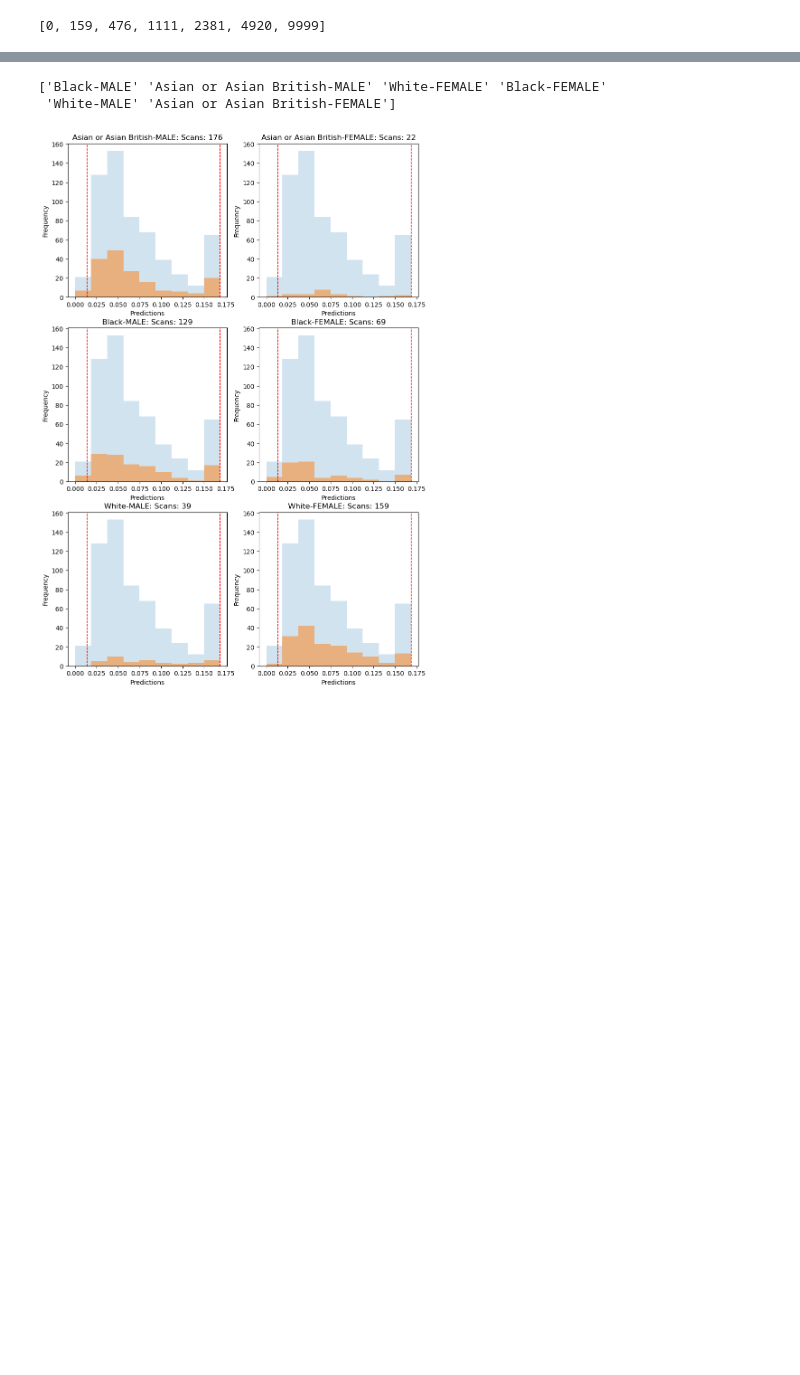
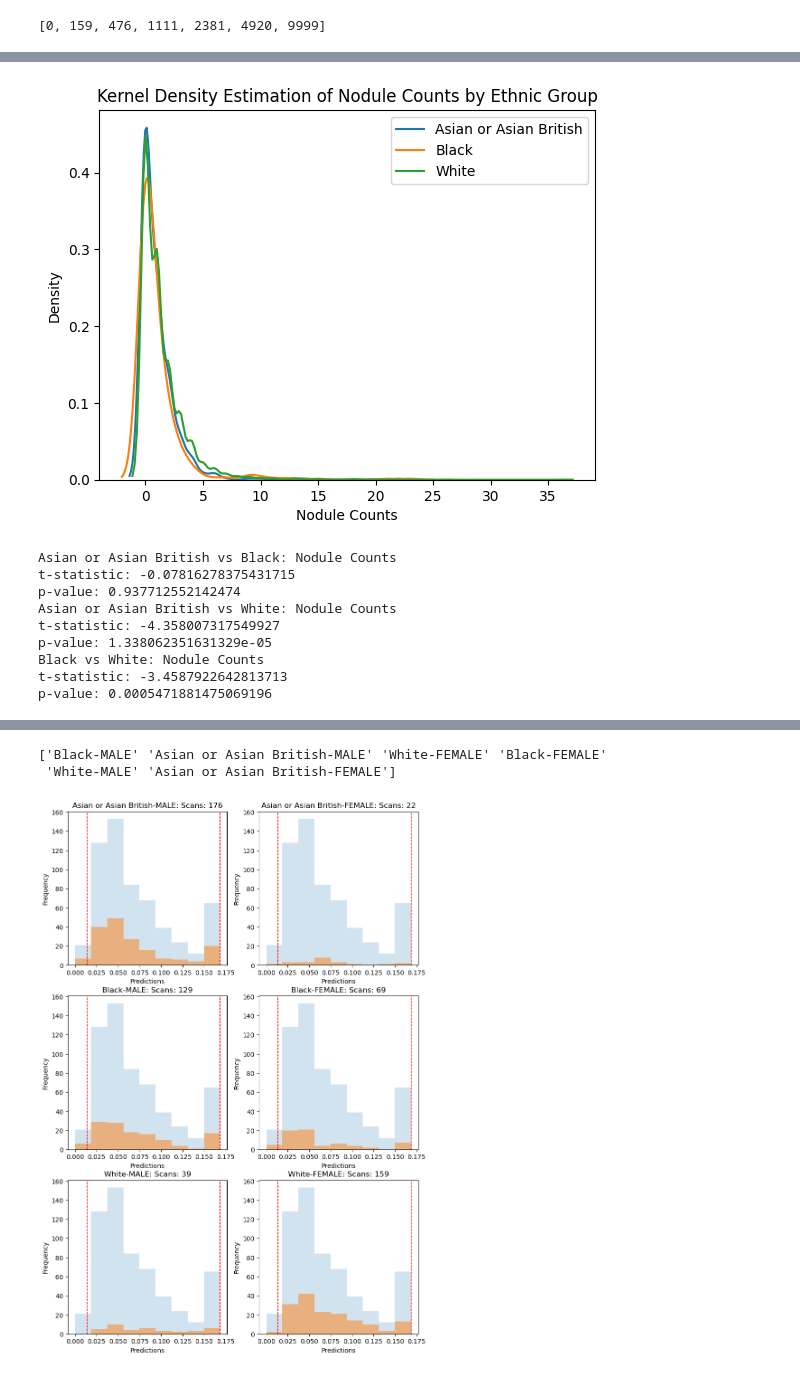
Before and after one commit to johnmccabe44/fairness-in-nodule-detection, a Jupyter notebook: workflows/prototype.ipynb, the cells around one changed output, grey strips where cells are left out. Drawn from its saved outputs; the diff is of its cells as text; code cells hidden in the pictures; blank space fills up the shorter version.

```diff
--- a/workflows/prototype.ipynb
+++ b/workflows/prototype.ipynb
@@ -256,0 +256,50 @@ Name: count, dtype: int64
+# %%
+import matplotlib.pyplot as plt
+import seaborn as sns
+from scipy.stats import ttest_ind
+
+# Kernel Density Estimation plot of nodule counts
+sns.kdeplot(combined[combined['ethnic_group'] == 'Asian or Asian British']['nodule_counts'], label='Asian or Asian British')
+sns.kdeplot(combined[combined['ethnic_group'] == 'Black']['nodule_counts'], label='Black')
+sns.kdeplot(combined[combined['ethnic_group'] == 'White']['nodule_counts'], label='White')
+
+plt.xlabel('Nodule Counts')
+plt.ylabel('Density')
+plt.title('Kernel Density Estimation of Nodule Counts by Ethnic Group')
+plt.legend()
+plt.show()
+
+# Perform a statistical test to determine if there is a difference in distribution
+
+asian_counts = combined[combined['ethnic_group'] == 'Asian or Asian British']['nodule_counts']
+black_counts = combined[combined['ethnic_group'] == 'Black']['nodule_counts']
+white_counts = combined[combined['ethnic_group'] == 'White']['nodule_counts']
+
+t_stat, p_value = ttest_ind(asian_counts, black_counts)
+
+print(f'Asian or Asian British vs Black: Nodule Counts')
+print(f"t-statistic: {t_stat}")
+print(f"p-value: {p_value}")
+
+t_stat, p_value = ttest_ind(asian_counts, white_counts)
+
+print(f'Asian or Asian British vs White: Nodule Counts')
+print(f"t-statistic: {t_stat}")
+print(f"p-value: {p_value}")
+
+t_stat, p_value = ttest_ind(black_counts, white_counts)
+
+print(f'Black vs White: Nodule Counts')
+print(f"t-statistic: {t_stat}")
+print(f"p-value: {p_value}")
+# %% [output]
+[figure, added]
+Asian or Asian British vs Black: Nodule Counts
+t-statistic: -0.07816278375431715
+p-value: 0.937712552142474
+Asian or Asian British vs White: Nodule Counts
+t-statistic: -4.358007317549927
+p-value: 1.338062351631329e-05
+Black vs White: Nodule Counts
+t-statistic: -3.4587922642813713
+p-value: 0.0005471881475069196
```
Also changed, not shown: parts of 6 cells of this notebook, 2 other files.
